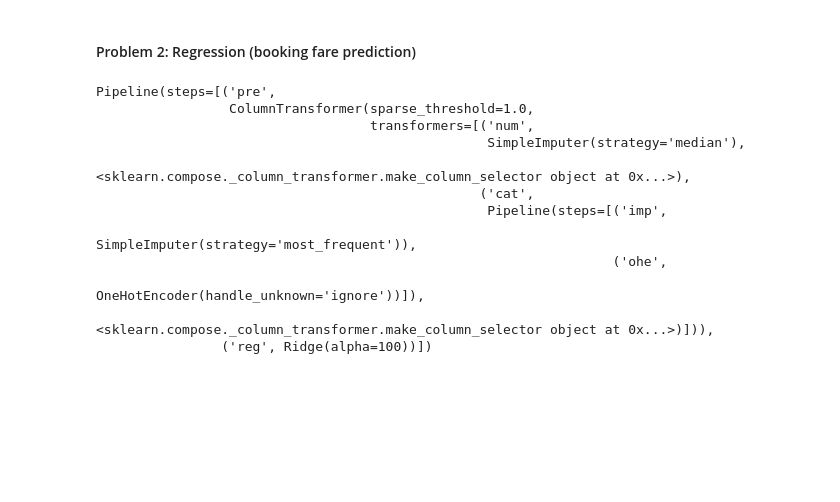
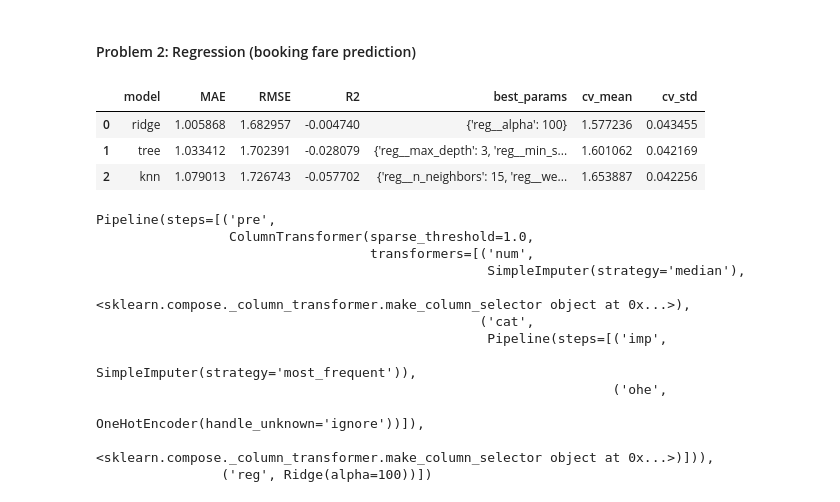
Before and after one commit to NDuan-510/MADS-MS2-Uber-Analysis, a Jupyter notebook: 4.5. Supervised Model evaluation & Failure analysis (fare prediction) (fulldata).ipynb, the cells around one changed output. Saved outputs shown, nothing was run; the diff lists cells and outputs as text; code cells hidden in the pictures; blank space fills up the shorter version.

```diff
--- a/4.5. Supervised Model evaluation & Failure analysis (fare prediction) (fulldata).ipynb
+++ b/4.5. Supervised Model evaluation & Failure analysis (fare prediction) (fulldata).ipynb
@@ -20,6 +20,15 @@ else:
 recalculate_evaluation = False
 # %% [markdown]
 #### Problem 2: Regression (booking fare prediction)
+# %%
+# based on the RMSE metric on evaluation set, ridge regression model was chosen.
+family_report = pd.read_csv(f'{base_directory}/reg_all_models_metrics_Booking_Value_fill_scaled_report.csv')
+family_report
+# %% [output]
+|  | model | MAE | RMSE | R2 | best_params | cv_mean | cv_std |
+| 0 | ridge | 1.005868 | 1.682957 | -0.004740 | {'reg__alpha': 100} | 1.577236 | 0.043455 |
+| 1 | tree | 1.033412 | 1.702391 | -0.028079 | {'reg__max_depth': 3, 'reg__min_s... | 1.601062 | 0.042169 |
+| 2 | knn | 1.079013 | 1.726743 | -0.057702 | {'reg__n_neighbors': 15, 'reg__we... | 1.653887 | 0.042256 |
 # %%
 files = os.listdir(base_directory)
 
```
Also changed, not shown: 5 other files.
